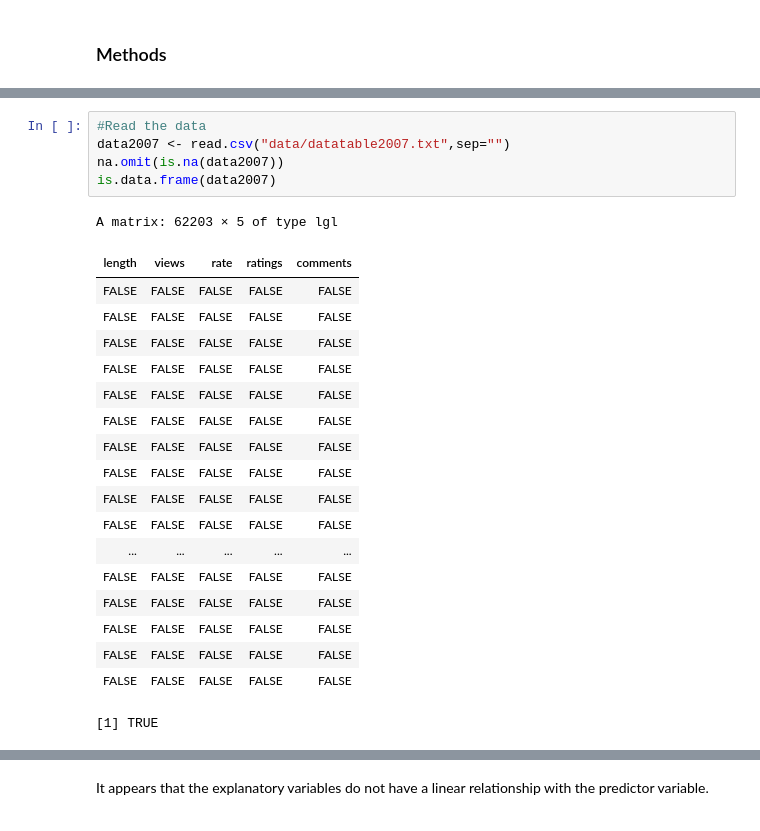
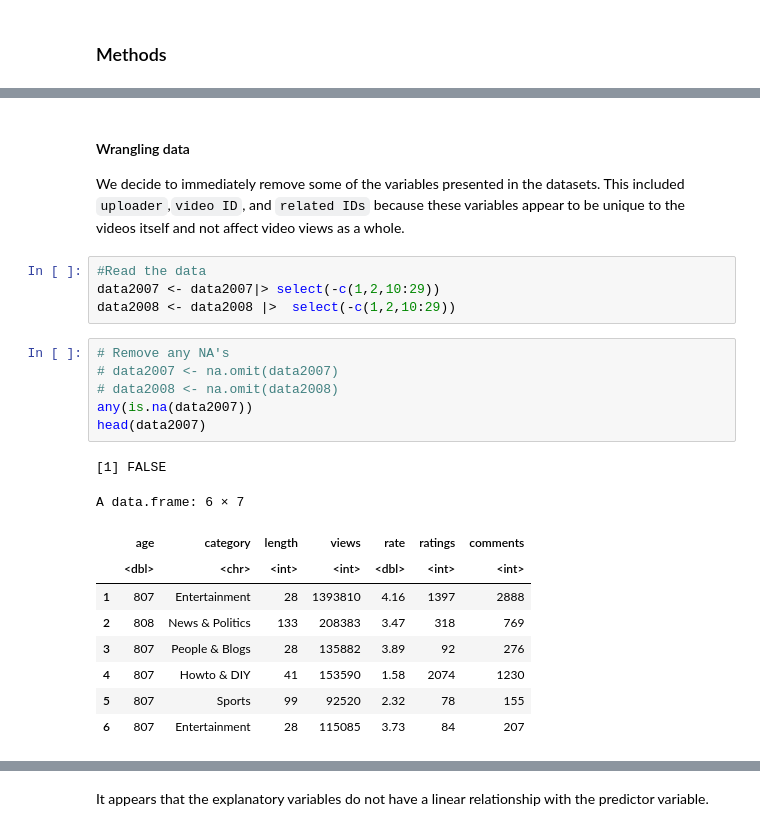
Before and after one commit to DSCI-310-2023/dsci-310-group-13, a Jupyter notebook: analysis.ipynb, the cells around one changed output, grey strips where cells are left out. Saved outputs shown, nothing was run; the diff lists cells and outputs as text.

```diff
--- a/analysis.ipynb
+++ b/analysis.ipynb
@@ -101,25 +36,24 @@ head(datatable2007)
+# %% [markdown]
+#### Wrangling data
+We decide to immediately remove some of the variables presented in the datasets. This included `uploader`,`video ID`, and `related IDs` because these variables appear to be unique to the videos itself and not affect video views as a whole.
 # %%
 #Read the data
-data2007 <- read.csv("data/datatable2007.txt",sep="")
-na.omit(is.na(data2007))
-is.data.frame(data2007)
+data2007 <- data2007|> select(-c(1,2,10:29))
+data2008 <- data2008 |>  select(-c(1,2,10:29))
-# %% [output]
-A matrix: 62203 × 5 of type lgl
-| length | views | rate | ratings | comments |
-| FALSE | FALSE | FALSE | FALSE | FALSE |
-| FALSE | FALSE | FALSE | FALSE | FALSE |
-| FALSE | FALSE | FALSE | FALSE | FALSE |
-| FALSE | FALSE | FALSE | FALSE | FALSE |
-| FALSE | FALSE | FALSE | FALSE | FALSE |
-| FALSE | FALSE | FALSE | FALSE | FALSE |
-| FALSE | FALSE | FALSE | FALSE | FALSE |
-| FALSE | FALSE | FALSE | FALSE | FALSE |
-| FALSE | FALSE | FALSE | FALSE | FALSE |
-| FALSE | FALSE | FALSE | FALSE | FALSE |
-| ... | ... | ... | ... | ... |
-| FALSE | FALSE | FALSE | FALSE | FALSE |
-| FALSE | FALSE | FALSE | FALSE | FALSE |
-| FALSE | FALSE | FALSE | FALSE | FALSE |
-| FALSE | FALSE | FALSE | FALSE | FALSE |
-| FALSE | FALSE | FALSE | FALSE | FALSE |
-[1] TRUE
+# %%
+# Remove any NA's
+# data2007 <- na.omit(data2007)
+# data2008 <- na.omit(data2008)
+any(is.na(data2007))
+head(data2007)
+# %% [output]
+[1] FALSE
+A data.frame: 6 × 7
+|  | age | category | length | views | rate | ratings | comments |
+|  | <dbl> | <chr> | <int> | <int> | <dbl> | <int> | <int> |
+| 1 | 807 | Entertainment | 28 | 1393810 | 4.16 | 1397 | 2888 |
+| 2 | 808 | News & Politics | 133 | 208383 | 3.47 | 318 | 769 |
+| 3 | 807 | People & Blogs | 28 | 135882 | 3.89 | 92 | 276 |
+| 4 | 807 | Howto & DIY | 41 | 153590 | 1.58 | 2074 | 1230 |
+| 5 | 807 | Sports | 99 | 92520 | 2.32 | 78 | 155 |
+| 6 | 807 | Entertainment | 28 | 115085 | 3.73 | 84 | 207 |
```
Also changed, not shown: parts of 12 cells of this notebook.
